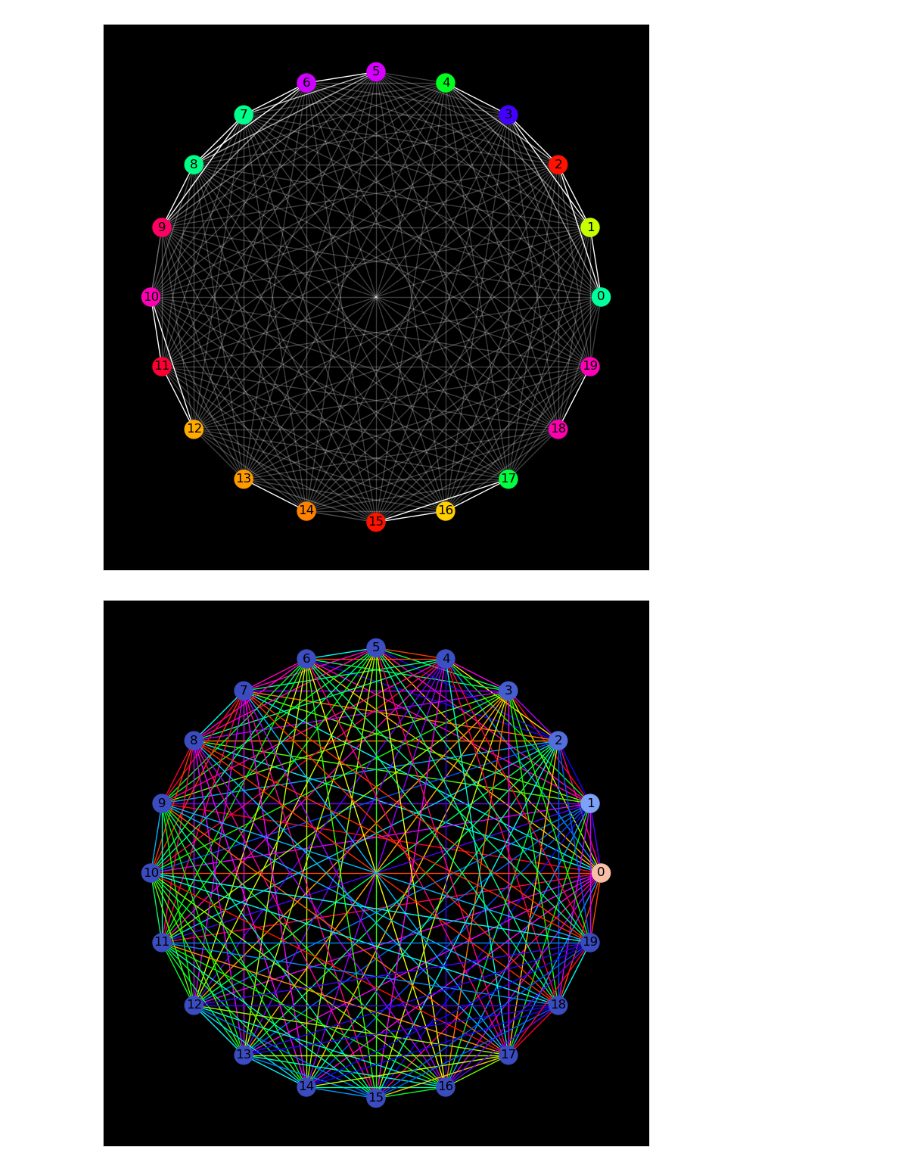
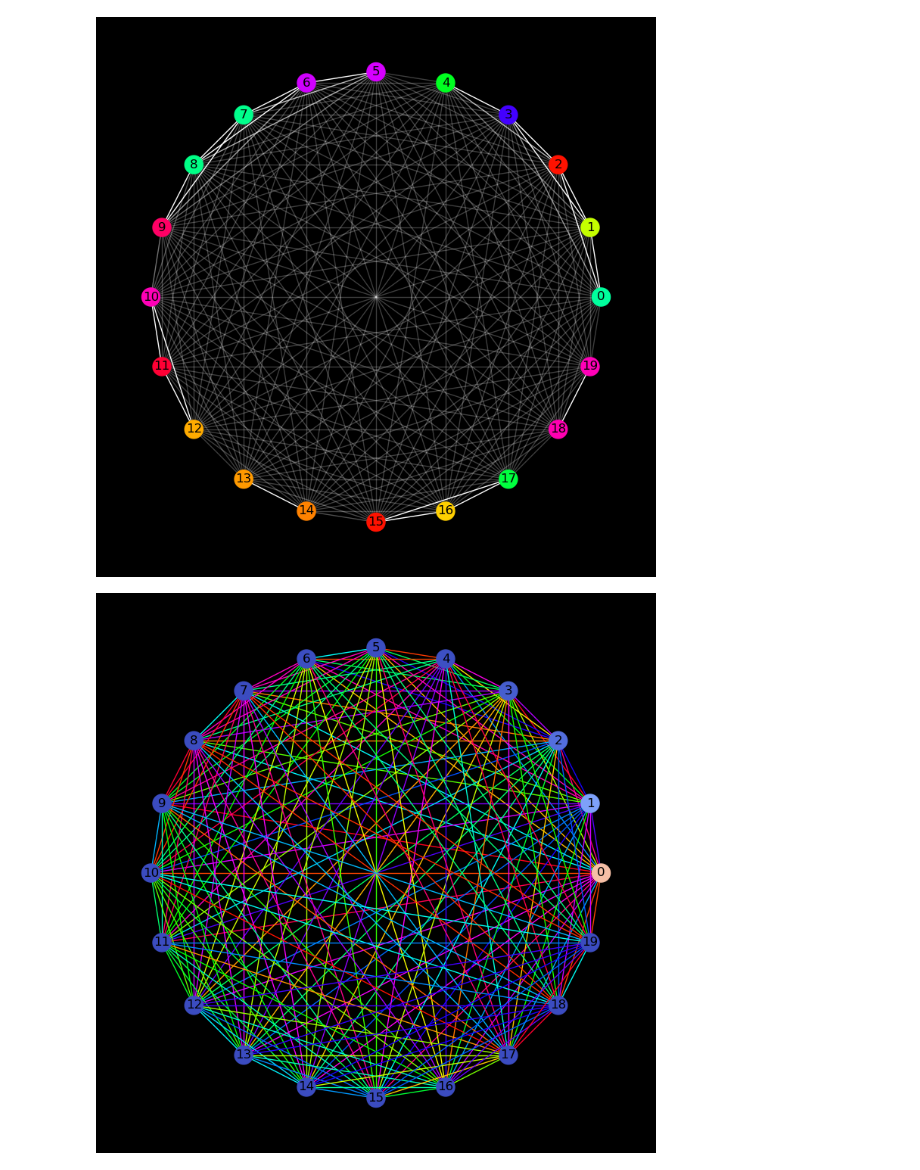
Before and after one commit to OtiDioti/HermitianGraphs, a Jupyter notebook: Example.ipynb, the cells around one changed output. Drawn from its saved outputs; the diff is of its cells as text; code cells hidden in the pictures.

```diff
--- a/Example.ipynb
+++ b/Example.ipynb
@@ -22,39 +22,41 @@ states = state.propagate(H, dt = dt, t_final = t_f, networkx = True, sim_tol = 0
 # Animating state graph
 plt.rcParams["figure.figsize"] = [7.50, 7.50]
 plt.rcParams["figure.autolayout"] = True
 fig, ax = plt.subplots()
+fig.set_facecolor("black")
 ax.set_facecolor("black")
 
 G = states[0].state_graph
 layout = nx.circular_layout(G)
 
 nx.draw_networkx_edges(G, layout, edgelist = dict(G.edges).keys(),
                        alpha = [G.edges[edge]["alpha"] for edge in dict(G.edges).keys()],
                        edge_color = "white")
 nx.draw_networkx_nodes(G, layout,
                        node_color = [G.nodes[i]["color"] for i in range(len(G.nodes))])
 nx.draw_networkx_labels(G,layout)
 
 def animate(frame):
    ax.clear()
    G = states[frame].state_graph
    nx.draw_networkx_edges(G, layout, edgelist = dict(G.edges).keys(),
                           alpha = [G.edges[edge]["alpha"] for edge in dict(G.edges).keys()],
                           edge_color = "white")
    nx.draw_networkx_nodes(G, layout,
                            node_color = [G.nodes[i]["color"] for i in range(len(G.nodes))])
    anim = nx.draw_networkx_labels(G, layout)
 ani = FuncAnimation(fig, animate, frames=len(states), interval=100, repeat=False)
 writergif = PillowWriter(fps=24)
 ani.save('state.gif', writer = writergif)
 plt.show()
 # %% [output]
-[figure, old version]
+[figure, new version]
 # %%
 # Animating density matrix state graph
 plt.rcParams["figure.figsize"] = [7.50, 7.50]
 plt.rcParams["figure.autolayout"] = True
 fig, ax = plt.subplots()
+fig.set_facecolor("black")
 ax.set_facecolor("black")
 
 G = states[0].dense_graph
@@ -86,4 +88,4 @@ writergif = PillowWriter(fps=24)
 ani.save('density.gif', writer = writergif)
 plt.show()
 # %% [output]
-[figure, old version]
+[figure, new version]
```
Also changed, not shown: 1 other file.
